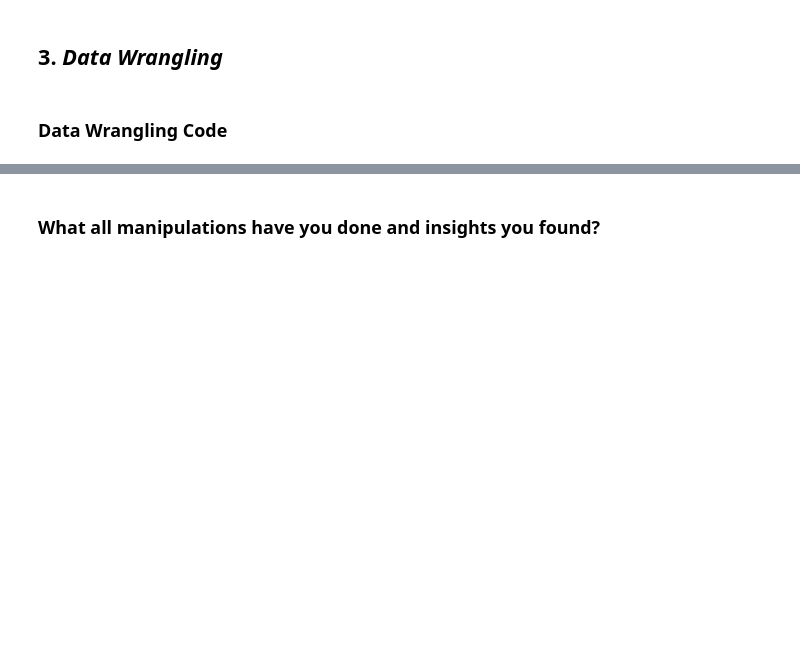
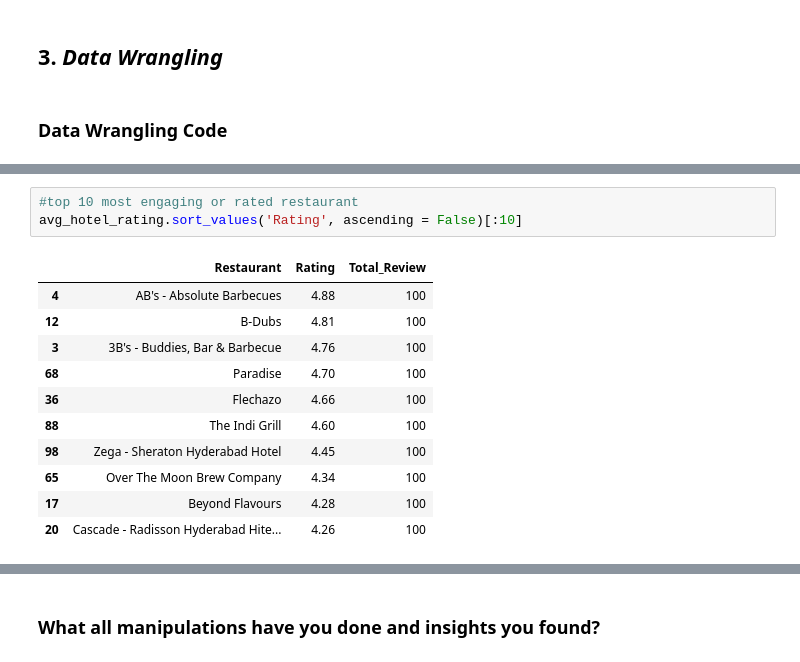
Before and after one commit to Aman811630/ML-Project--Zomato-Restaurant-Clustering-And-Sentiment-Analysis, a Jupyter notebook: Aman_Singh_Unsupervised_ML_project_Zomato_Restaurant_Clustering_And_Sentiment_Analysis_.ipynb, the cells around one changed output, grey strips where cells are left out. Saved outputs shown, nothing was run; the diff lists cells and outputs as text; blank space fills up the shorter version.

```diff
--- a/Aman_Singh_Unsupervised_ML_project_Zomato_Restaurant_Clustering_And_Sentiment_Analysis_.ipynb
+++ b/Aman_Singh_Unsupervised_ML_project_Zomato_Restaurant_Clustering_And_Sentiment_Analysis_.ipynb
@@ -422,0 +703,15 @@ Pictures : No. of pictures posted with review
+# %%
+#top 10 most engaging or rated restaurant
+avg_hotel_rating.sort_values('Rating', ascending = False)[:10]
+# %% [output]
+|  | Restaurant | Rating | Total_Review |
+| 4 | AB's - Absolute Barbecues | 4.88 | 100 |
+| 12 | B-Dubs | 4.81 | 100 |
+| 3 | 3B's - Buddies, Bar & Barbecue | 4.76 | 100 |
+| 68 | Paradise | 4.70 | 100 |
+| 36 | Flechazo | 4.66 | 100 |
+| 88 | The Indi Grill | 4.60 | 100 |
+| 98 | Zega - Sheraton Hyderabad Hotel | 4.45 | 100 |
+| 65 | Over The Moon Brew Company | 4.34 | 100 |
+| 17 | Beyond Flavours | 4.28 | 100 |
+| 20 | Cascade - Radisson Hyderabad Hite... | 4.26 | 100 |
```
Also changed, not shown: parts of 45 cells of this notebook.
